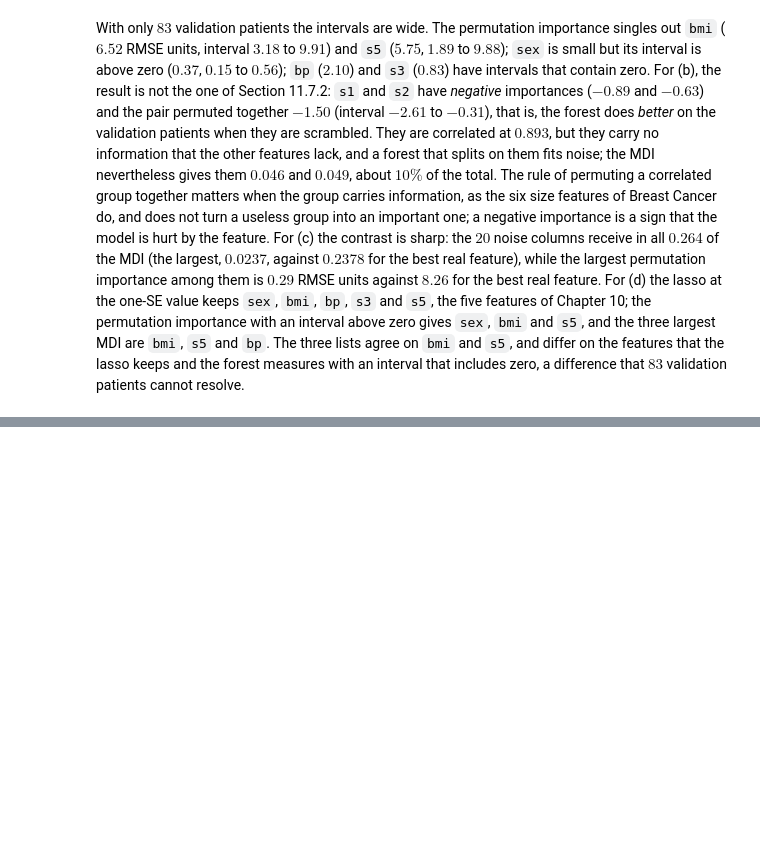
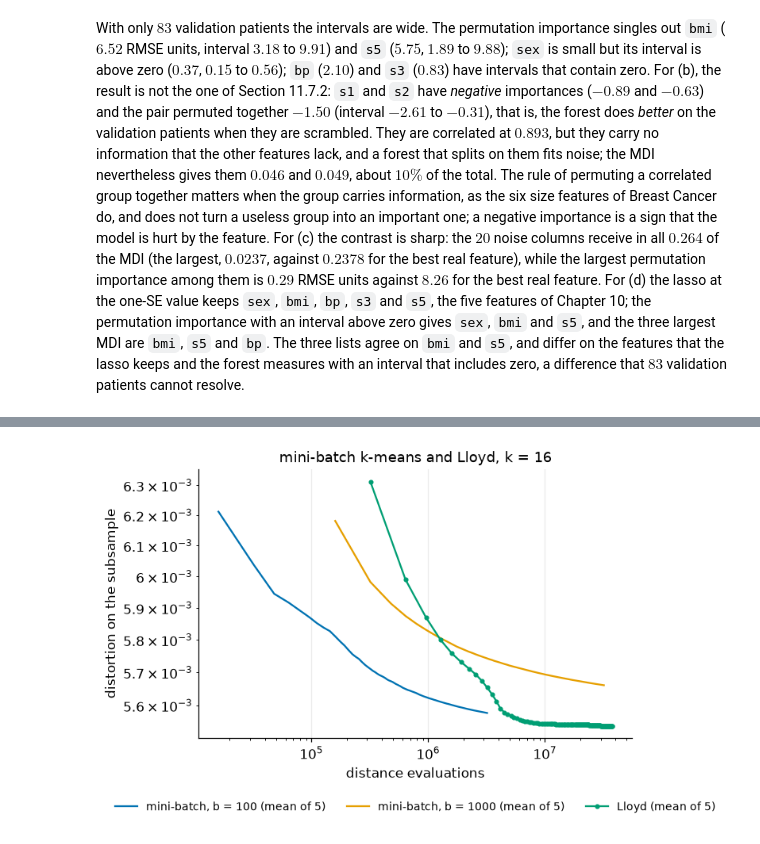
Before and after one commit to Brosss98/machine-learning-with-python-book, a Jupyter notebook: appendices/appendix_c_solutions.ipynb, the cells around one changed output, grey strips where cells are left out. Saved outputs shown, nothing was run; the diff lists cells and outputs as text; code cells hidden in the pictures; blank space fills up the shorter version.

Commit message:
Release v0.12.0: Chapter 12, Clustering

```diff
--- a/appendices/appendix_c_solutions.ipynb
+++ b/appendices/appendix_c_solutions.ipynb
@@ -3868,0 +4013,91 @@ With only $83$ validation patients the intervals are wide. The permutation impor
+# %%
+def solution_12_7():
+    from sklearn.cluster import KMeans, MiniBatchKMeans
+    from sklearn.datasets import load_sample_image
+
+    pix = load_sample_image("china.jpg").reshape(-1, 3).astype(float) / 255
+    k = 16
+    rng0 = np.random.default_rng(SEED)
+    sub = pix[rng0.choice(len(pix), 20000, replace=False)]                # the fixed evaluation subsample
+    pool = pix[rng0.choice(len(pix), 2000, replace=False)]                 # a small pool for the k-means++ seeding of every method
+
+    def distortion(C):
+        return float(((sub[:, None, :] - C[None]) ** 2).sum(-1).min(axis=1).mean())
+
+    def pp_seeds(P, rng):
+        C = [P[rng.integers(len(P))]]
+        for _ in range(k - 1):
+            d2 = ((P[:, None, :] - np.array(C)[None]) ** 2).sum(-1).min(axis=1)
+            C.append(P[rng.choice(len(P), p=d2 / d2.sum())])
+        return np.array(C)
+
+    def minibatch(b, iters, seed, record):
+        """Sculley's algorithm. The sequential update mu <- mu + (x - mu)/v, with v incremented at each assigned pixel,
+        is the running mean of all the pixels ever assigned to the center, so a whole batch can be processed at once."""
+        rng = np.random.default_rng(seed)
+        C = pp_seeds(pool, rng)
+        v = np.zeros(k)
+        hist = {}
+        for t in range(1, iters + 1):
+            batch = pix[rng.integers(0, len(pix), b)]
+            nearest = ((batch[:, None, :] - C[None]) ** 2).sum(-1).argmin(axis=1)
+            cnt = np.bincount(nearest, minlength=k)
+            sums = np.zeros((k, 3))
+            np.add.at(sums, nearest, batch)
+            hit = cnt > 0
+            C[hit] = (v[hit, None] * C[hit] + sums[hit]) / (v[hit] + cnt[hit])[:, None]
+            v += cnt
+            if t in record:
+                hist[t] = distortion(C)
+        return hist
+
+    def lloyd(seed):
+        """Lloyd's algorithm on the subsample; returns the distortion after every iteration."""
+        C = pp_seeds(pool, np.random.default_rng(seed))
+        hist = []
+        for _ in range(300):
+            lab = ((sub[:, None, :] - C[None]) ** 2).sum(-1).argmin(axis=1)
+            newC = np.array([sub[lab == j].mean(axis=0) if (lab == j).any() else C[j] for j in range(k)])
+            hist.append(distortion(newC))
+            if np.allclose(newC, C, atol=1e-12):
+                break
+            C = newC
+        return np.array(hist)
+
+    reps, iters = 5, 2000
+    record = set(range(10, iters + 1, 10))
+    cost_it = len(sub) * k                                              # distance evaluations of one Lloyd iteration
+    ref = KMeans(k, n_init=10, random_state=SEED).fit(sub)
+    ll = [lloyd(r) for r in range(reps)]
+    d_lloyd = np.mean([h[-1] for h in ll])
+    to_1pct = [int(np.argmax(h <= 1.01 * h[-1])) + 1 for h in ll]
+    print(f"Lloyd on the {len(sub):,} pixels ({reps} seedings): final distortion {d_lloyd:.5f} (best of ten starts of scikit-learn: {distortion(ref.cluster_centers_):.5f});"
+          f" {np.mean([len(h) for h in ll]):.0f} iterations to convergence, {np.mean(to_1pct):.0f} to come within 1% of the final value; {cost_it:,} distance evaluations per iteration")
+    mb = {b: [minibatch(b, iters, 1000 + r, record) for r in range(reps)] for b in (100, 1000)}
+    rows = [{"batch size": b, **{f"after {t} it.": np.mean([h[t] for h in H]) for t in (10, 50, 100, 500, 2000)}} for b, H in mb.items()]
+    print("\ndistortion of the mini-batch algorithm (mean over the repetitions):")
+    print(pd.DataFrame(rows).to_string(index=False, float_format=lambda v: f"{v:.5f}"))
+    sk = MiniBatchKMeans(k, batch_size=1000, n_init=1, random_state=SEED).fit(sub)
+    print(f"scikit-learn MiniBatchKMeans (batch 1000, fitted on the subsample): distortion {distortion(sk.cluster_centers_):.5f}, {sk.n_steps_} mini-batch steps = {sk.n_steps_ * 1000 * k:,} distance evaluations")
+    print("\ndistance evaluations needed to come within 1% and within 3% of the final distortion of Lloyd (the first multiple of 10 iterations that gets there):")
+    print(f"  Lloyd: {np.mean(to_1pct) * cost_it:,.0f} for 1% (all {reps} runs)")
+    for b, H in mb.items():
+        for tol in (1.01, 1.03):
+            hit = [min(t for t in record if h[t] <= tol * d_lloyd) for h in H if any(h[t] <= tol * d_lloyd for t in record)]
+            print(f"  mini-batch, b = {b}, within {100 * (tol - 1):.0f}%: reached in {len(hit)} of {reps} runs"
+                  + (f", after {np.mean(hit):.0f} iterations on average = {np.mean(hit) * b * k:,.0f} distance evaluations" if hit else ""))
+    fig, ax = plt.subplots()
+    ts = np.array(sorted(record))
+    for b, col in [(100, BLUE), (1000, ORANGE)]:
+        ax.plot(ts * b * k, np.mean([[h[t] for t in ts] for h in mb[b]], axis=0), color=col, label=f"mini-batch, b = {b} (mean of {reps})")
+    T = max(len(h) for h in ll)
+    h = np.mean([np.r_[h, [h[-1]] * (T - len(h))] for h in ll], axis=0)       # a run that has converged keeps its final value
+    ax.plot(np.arange(1, T + 1) * cost_it, h, color=GREEN, marker="o", ms=3, label=f"Lloyd (mean of {reps})")
+    ax.set_xscale("log"); ax.set_yscale("log")
+    ax.set(xlabel="distance evaluations", ylabel="distortion on the subsample", title="mini-batch k-means and Lloyd, k = 16")
+    ax.legend(loc="upper center", bbox_to_anchor=(0.5, -0.2), ncol=3, fontsize=9, frameon=False)
+    plt.show()
+
+
+solution_12_7()
+# %% [output]
@@ -3868,0 +4118 @@ With only $83$ validation patients the intervals are wide. The permutation impor
+[figure, added]
```
Also changed, not shown: parts of 12 cells of this notebook, 11 other files.
